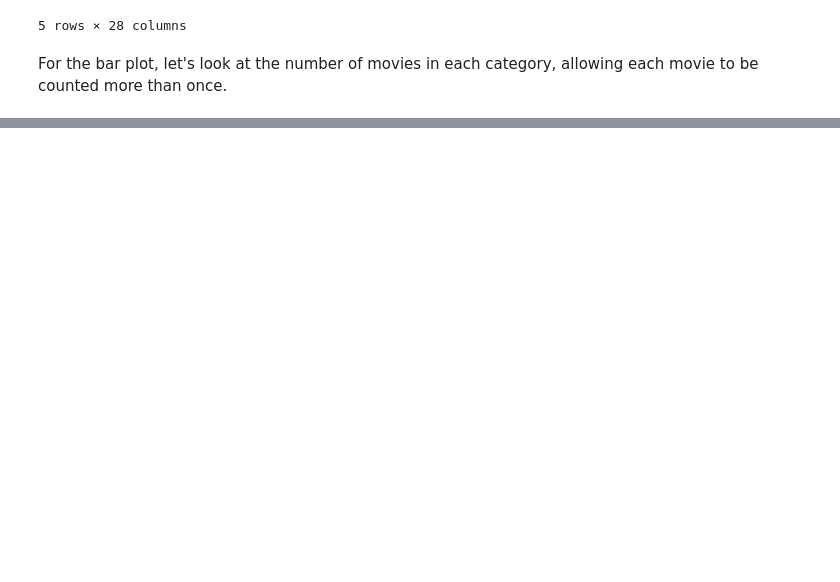
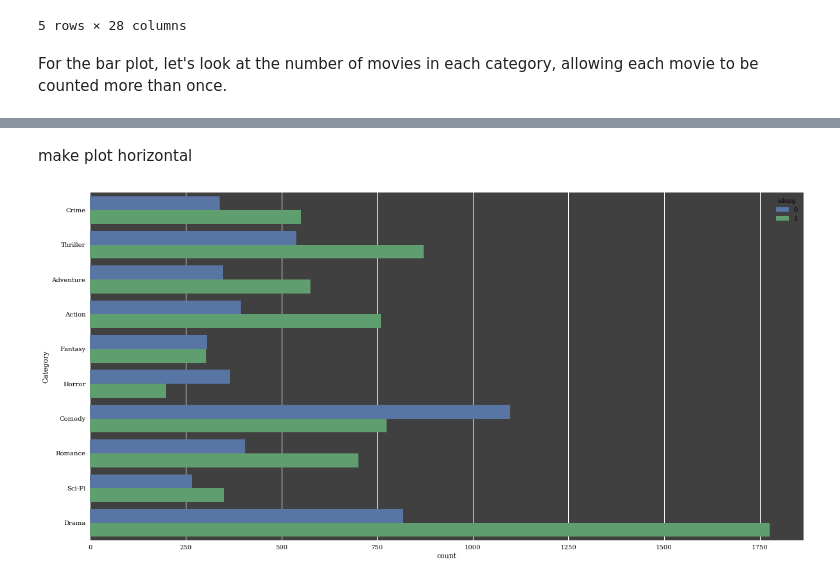
Before and after one commit to apryor6/apryor6.github.io, a Jupyter notebook: visualizations/seaborn/barplot.ipynb, the cells around one changed output, grey strips where cells are left out. Cells and saved outputs as stored; diff of their text form; code cells hidden in the pictures; blank space fills up the shorter version.

```diff
--- a/visualizations/seaborn/barplot.ipynb
+++ b/visualizations/seaborn/barplot.ipynb
@@ -70,0 +85,8 @@ p = sns.barplot(data=df.sort_values('Count', ascending=False),
+# %% [markdown]
+make plot horizontal
+# %%
+p = sns.countplot(data=df,
+                  y = 'Category',
+                  hue = 'islong')
+# %% [output]
+[figure, added]
```
Also changed, not shown: parts of 26 cells of this notebook, 49 other files.
